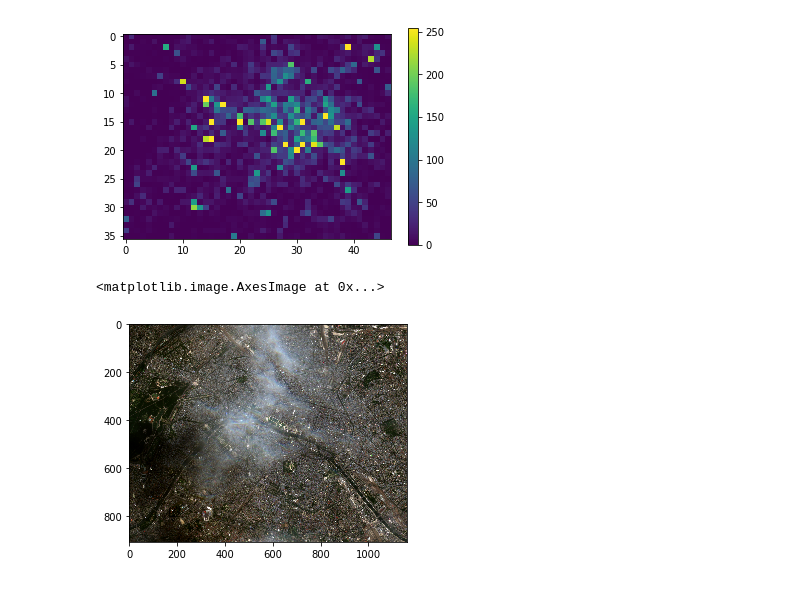
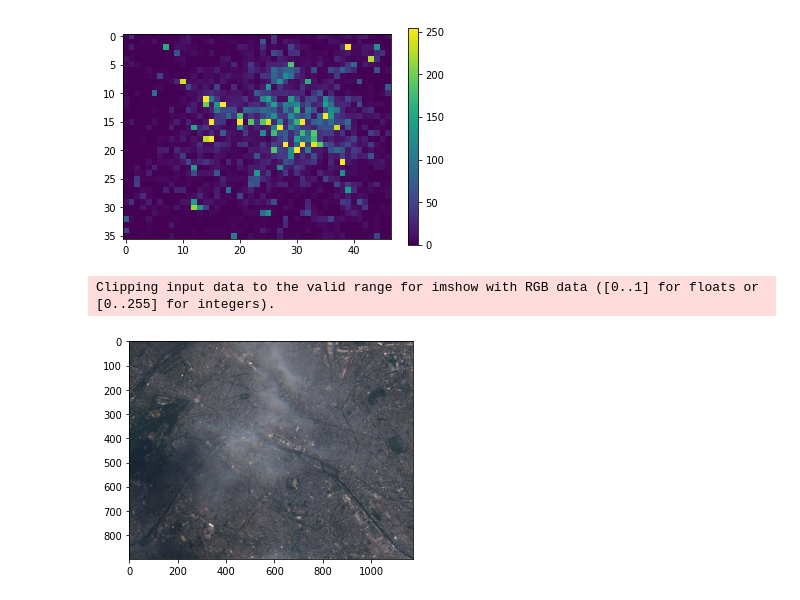
Before and after one commit to sentinel-hub/eo-learn, a Jupyter notebook: examples/social-media/DisplayTweets.ipynb, the cells around one changed output. Saved outputs shown, nothing was run; the diff lists cells and outputs as text; code cells hidden in the pictures.

Commit message:
Rewritten DisplayTweets.ipynb notebook to use SentinelHubInputTask.

```diff
--- a/examples/social-media/DisplayTweets.ipynb
+++ b/examples/social-media/DisplayTweets.ipynb
@@ -16,11 +17,20 @@ from sentinelhub import BBox, CRS
 # %%
 # read in Paris example twitter data
 tweets = gpd.read_file('twitter_data.geojson')
+# %%
+# get sentinel satellite imagery for comparison
+s2 = SentinelHubInputTask(
+    data_source=DataSource.SENTINEL2_L1C,
+    bands=['B04','B03','B02'],
+    bands_feature=(FeatureType.DATA, 'trueColorBands'),
+    resolution=(10, 10),
+    maxcc=0.1,
+    time_difference=datetime.timedelta(hours=2),
+    max_threads=3
+)
 # %%
 # use a single patch for demonstration purposes
-patch = EOPatch(
-    bbox=BBox([2.2445, 48.8185, 2.4032, 48.9002], crs=CRS.WGS84)
-)
+eopatch = s2.execute(bbox=BBox([2.2445, 48.8185, 2.4032, 48.9002], crs=CRS.WGS84), time_interval=('2019-06-01', '2019-06-30'))
 # %%
 # when rasterizing our data, count each tweet (values=1)
 # and sum them in each pixel (merge_alg=MergeAlg.add)
@@ -58,2 +44,4 @@ EOPatch(
+# %%
+eopatch = vtr.execute(eopatch)
 # %%
 # view our tweet density (change the resolution of the "vtr" task to change the spatial aggregation size)
@@ -64,7 +52,7 @@ c = plt.colorbar()
 # %%
 # compare this with the satellite data; this could potentially be used
 # for population density modeling or other types of analyses
-plt.imshow(patch.data['TRUE-COLOR-S2-L2A'][0])
+plt.imshow(2.5*eopatch.data['trueColorBands'][0]);
 # %% [output]
-<matplotlib.image.AxesImage at 0x...>
+Clipping input data to the valid range for imshow with RGB data ([0..1] for floats or [0..255] for integers).
-[figure, old version]
+[figure, new version]
```
Also changed, not shown: parts of 4 cells of this notebook.
